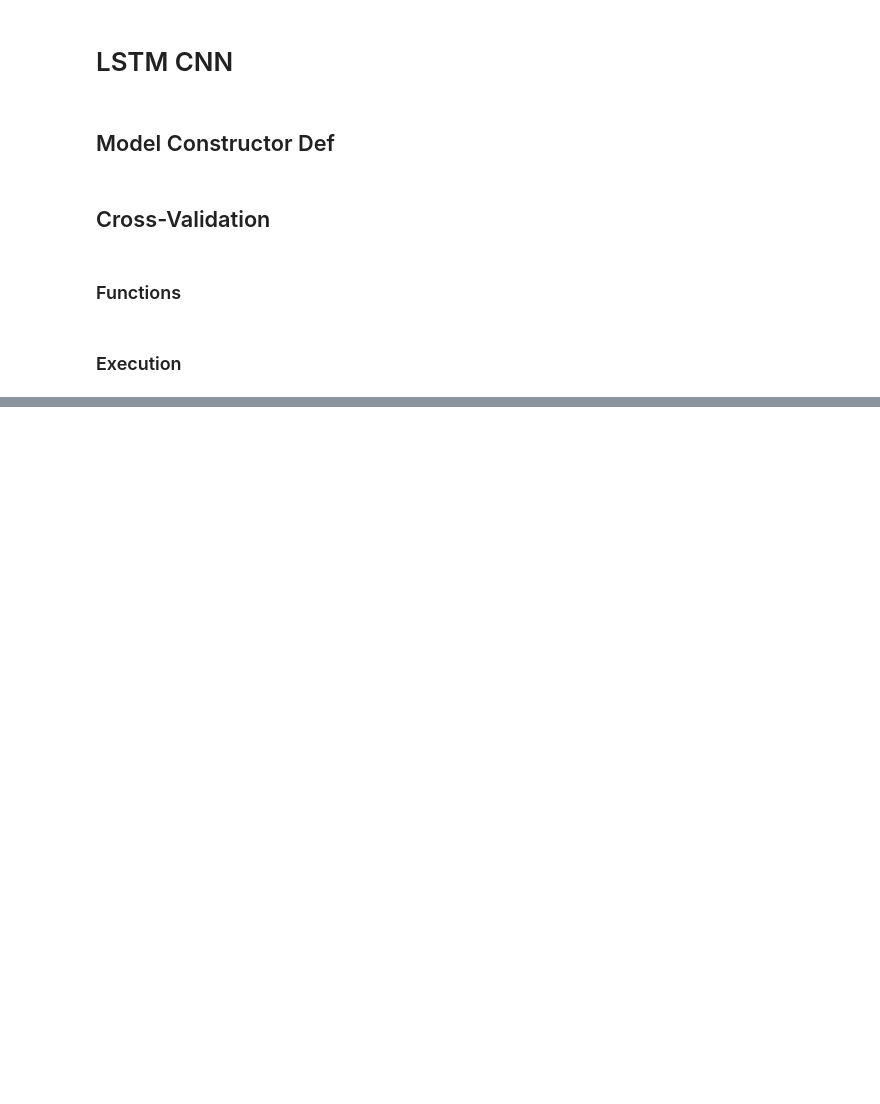
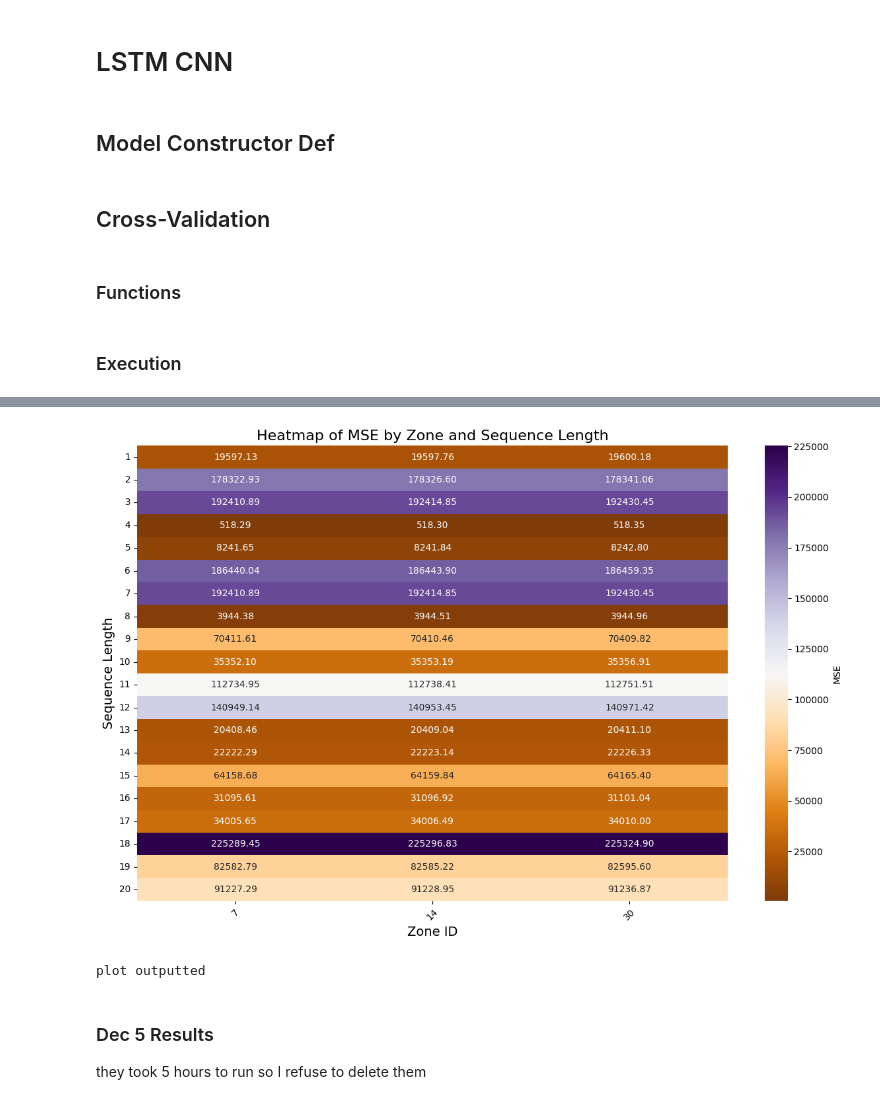
Before and after one commit to pavander7/415-final-project, a Jupyter notebook: lstm_cnn.ipynb, the cells around one changed output, grey strips where cells are left out. Cells and saved outputs as stored; diff of their text form; code cells hidden in the pictures; blank space fills up the shorter version.

```diff
--- a/lstm_cnn.ipynb
+++ b/lstm_cnn.ipynb
@@ -379,0 +442,34 @@ mean error for seq_len 365: 12728299830.723425
+# %%
+def plot_heatmap(data, cmap="coolwarm"):
+    """
+    Plots a heatmap from a DataFrame with columns 'seq_len', 'zone_id', 'RMSE'.
+
+    Parameters:
+    - data (pd.DataFrame): The input DataFrame.
+    - cmap (str): The colormap for the heatmap.
+
+    Returns:
+    - None: Displays the heatmap.
+    """
+    # Pivot the data to get the matrix format for heatmap
+    heatmap_data = data.pivot(index='zone_id', columns='seq_len', values='MSE')
+
+    # Plot the heatmap
+    plt.figure(figsize=(12, 8))  # Adjust the size as needed
+    sns.heatmap(heatmap_data, annot=True, fmt=".2f", cmap=cmap, cbar_kws={'label': 'MSE'})
+    plt.title("Heatmap of MSE by Zone and Sequence Length", fontsize=16)
+    plt.xlabel("Zone ID", fontsize=14)
+    plt.ylabel("Sequence Length", fontsize=14)
+    plt.xticks(rotation=45)  # Rotate x-axis labels for better readability
+    plt.yticks(rotation=0)
+    plt.tight_layout()
+    plt.show()
+# %%
+plot_heatmap(full_results, cmap='PuOr')
+print('plot outputted')
+# %% [output]
+[figure, added]
+plot outputted
+# %% [markdown]
+### Dec 5 Results
+they took 5 hours to run so I refuse to delete them
```
Also changed, not shown: parts of 7 cells of this notebook.
